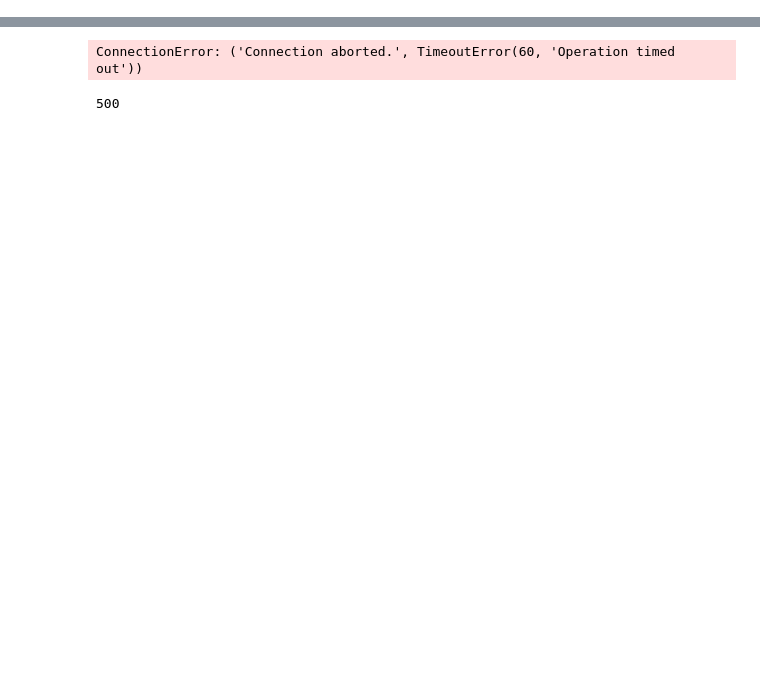
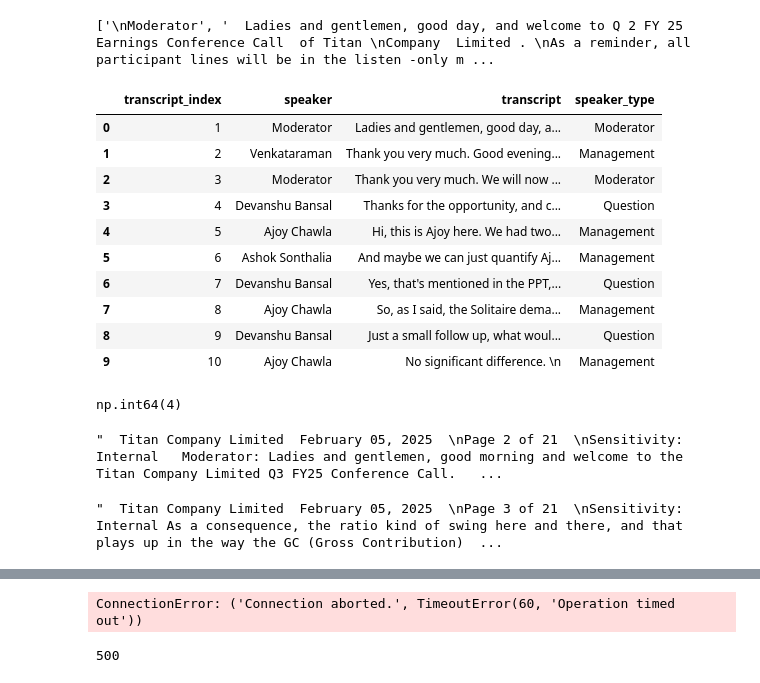
Before and after one commit to anupriy97/stock_analysis_webapp, a Jupyter notebook: stock_analysis_dev.ipynb, the cells around one changed output, grey strips where cells are left out. Drawn from its saved outputs; the diff is of its cells as text; code cells hidden in the pictures; blank space fills up the shorter version.

Commit message:
Add call transcript pdf parsing, store in db

```diff
--- a/stock_analysis_dev.ipynb
+++ b/stock_analysis_dev.ipynb
@@ -0,0 +6,30 @@
+# %%
+filepath = get_transcript_path('TITAN.NS', '2024Q3')
+reader = load_transcript(filepath)
+transcript_df = preprocess_transcript(reader)
+transcript_df.head(10)
+# %% [output]
+['\nModerator', '  Ladies and gentlemen, good day, and welcome to Q 2 FY 25 Earnings Conference Call  of Titan \nCompany  Limited . \nAs a reminder, all participant lines will be in the listen -only m ...
+|  | transcript_index | speaker | transcript | speaker_type |
+| 0 | 1 | Moderator | Ladies and gentlemen, good day, a... | Moderator |
+| 1 | 2 | Venkataraman | Thank you very much. Good evening... | Management |
+| 2 | 3 | Moderator | Thank you very much. We will now ... | Moderator |
+| 3 | 4 | Devanshu Bansal | Thanks for the opportunity, and c... | Question |
+| 4 | 5 | Ajoy Chawla | Hi, this is Ajoy here. We had two... | Management |
+| 5 | 6 | Ashok Sonthalia | And maybe we can just quantify Aj... | Management |
+| 6 | 7 | Devanshu Bansal | Yes, that's mentioned in the PPT,... | Question |
+| 7 | 8 | Ajoy Chawla | So, as I said, the Solitaire dema... | Management |
+| 8 | 9 | Devanshu Bansal | Just a small follow up, what woul... | Question |
+| 9 | 10 | Ajoy Chawla | No significant difference. \n | Management |
+# %%
+transcript_df[transcript_df['speaker_type'] == 'Question']['transcript_index'].min()
+# %% [output]
+np.int64(4)
+# %%
+reader.pages[2].extract_text()
+# %% [output]
+"  Titan Company Limited  February 05, 2025  \nPage 2 of 21  \nSensitivity: Internal   Moderator: Ladies and gentlemen, good morning and welcome to the Titan Company Limited Q3 FY25 Conference Call.   ...
+# %%
+reader.pages[3].extract_text()
+# %% [output]
+"  Titan Company Limited  February 05, 2025  \nPage 3 of 21  \nSensitivity: Internal As a consequence, the ratio kind of swing here and there, and that plays up in the way the GC (Gross Contribution)  ...
```
Also changed, not shown: parts of 35 cells of this notebook, 6 other files.
